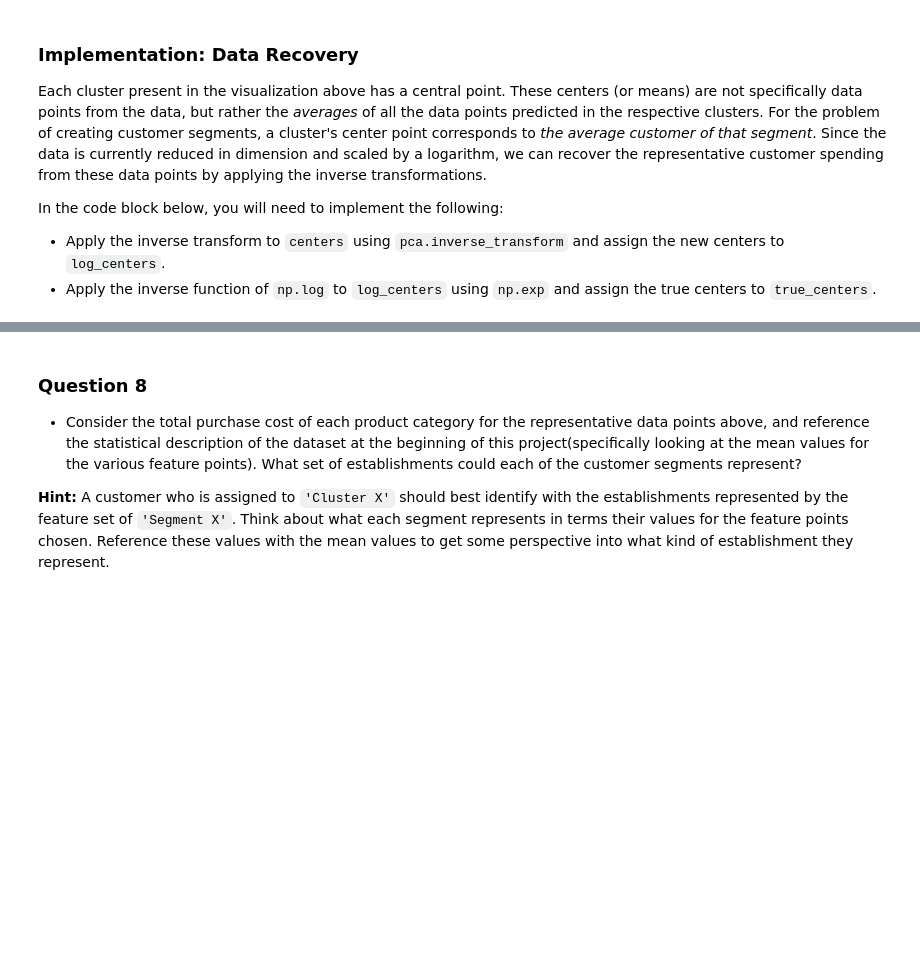
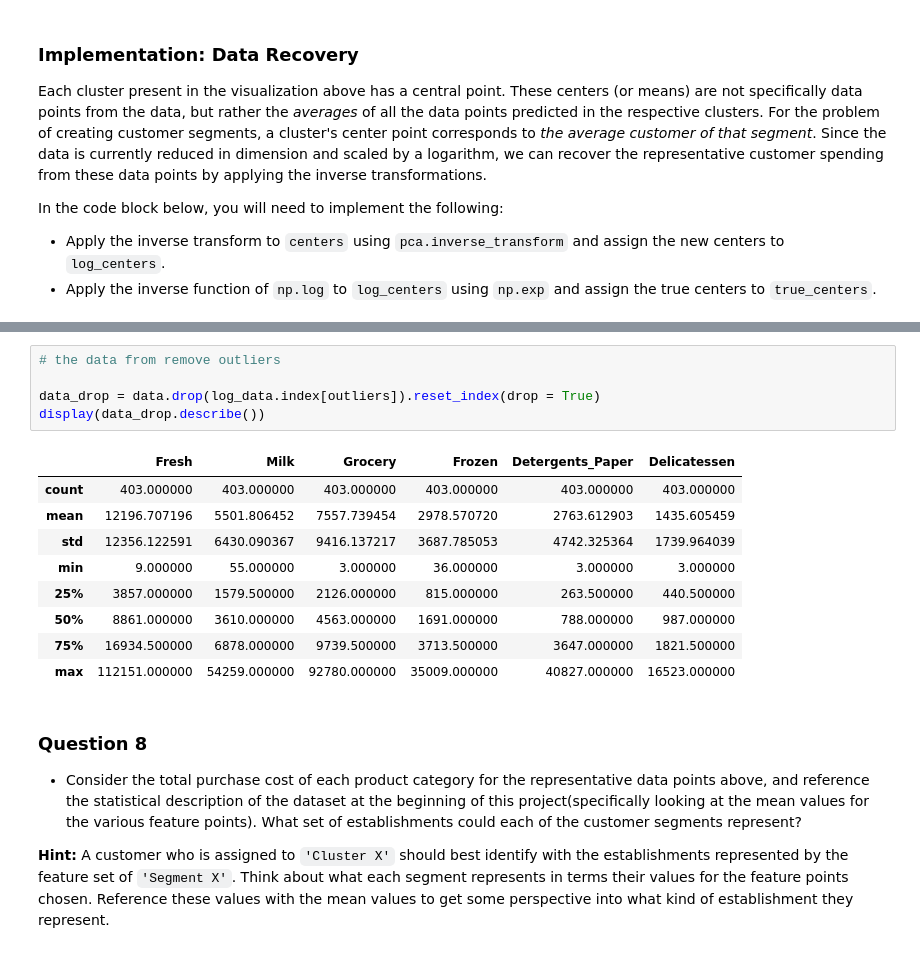
Before and after one commit to leizhipeng/ml, a Jupyter notebook: customer_segments/customer_segments.ipynb, the cells around one changed output, grey strips where cells are left out. Cells and saved outputs as stored; diff of their text form; blank space fills up the shorter version.

```diff
--- a/customer_segments/customer_segments.ipynb
+++ b/customer_segments/customer_segments.ipynb
@@ -495,3 +518,18 @@ display(true_centers)
+# %%
+# the data from remove outliers
+
+data_drop = data.drop(log_data.index[outliers]).reset_index(drop = True)
+display(data_drop.describe())
+# %% [output]
+|  | Fresh | Milk | Grocery | Frozen | Detergents_Paper | Delicatessen |
+| count | 403.000000 | 403.000000 | 403.000000 | 403.000000 | 403.000000 | 403.000000 |
+| mean | 12196.707196 | 5501.806452 | 7557.739454 | 2978.570720 | 2763.612903 | 1435.605459 |
+| std | 12356.122591 | 6430.090367 | 9416.137217 | 3687.785053 | 4742.325364 | 1739.964039 |
+| min | 9.000000 | 55.000000 | 3.000000 | 36.000000 | 3.000000 | 3.000000 |
+| 25% | 3857.000000 | 1579.500000 | 2126.000000 | 815.000000 | 263.500000 | 440.500000 |
+| 50% | 8861.000000 | 3610.000000 | 4563.000000 | 1691.000000 | 788.000000 | 987.000000 |
+| 75% | 16934.500000 | 6878.000000 | 9739.500000 | 3713.500000 | 3647.000000 | 1821.500000 |
+| max | 112151.000000 | 54259.000000 | 92780.000000 | 35009.000000 | 40827.000000 | 16523.000000 |
 # %% [markdown]
 ### Question 8
 
```
Also changed, not shown: parts of 24 cells of this notebook, 1 other file.
